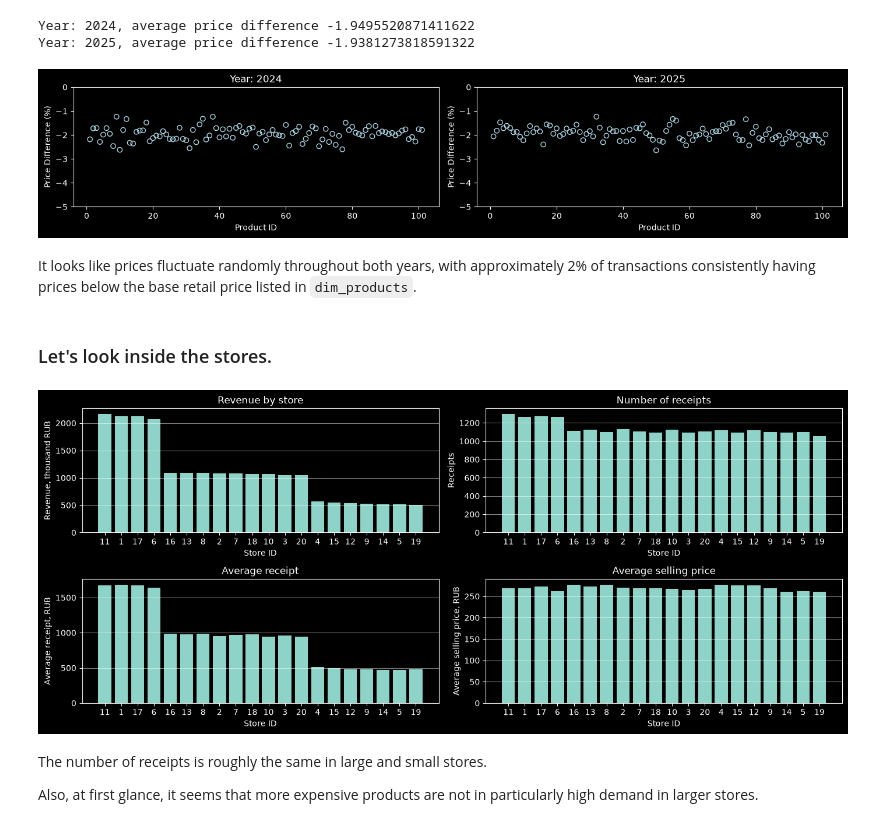
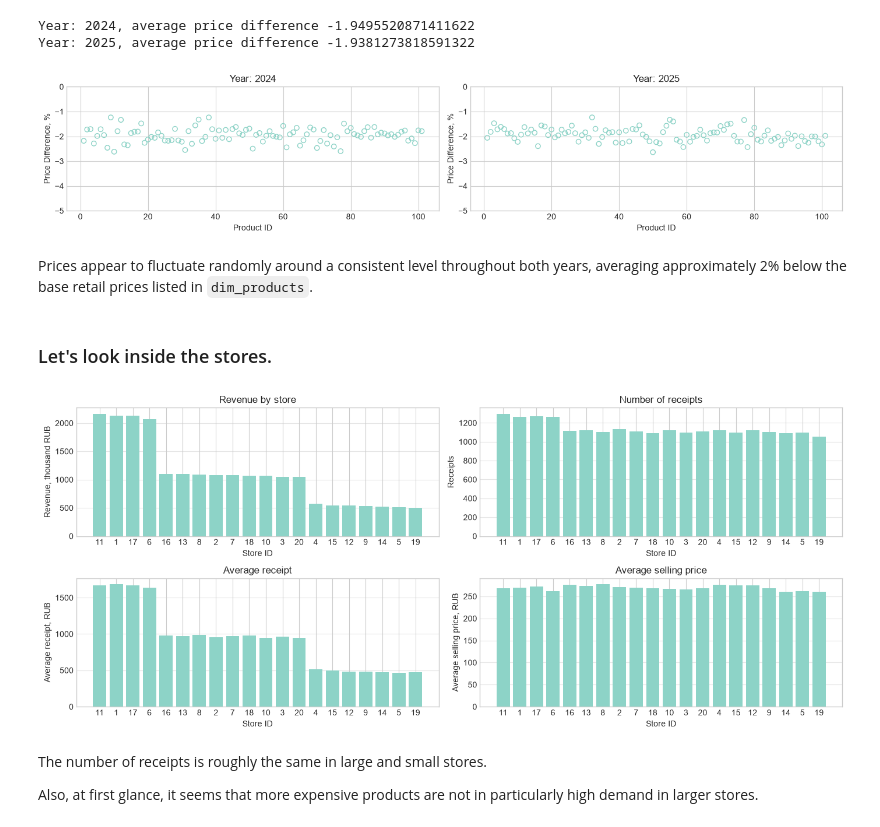
Before and after one commit to TAbramovskaya/dear-neighbour, a Jupyter notebook: python/data_overview.ipynb, the cells around one changed output. Drawn from its saved outputs; the diff is of its cells as text; code cells hidden in the pictures.

Commit message:
Update plt style to seaborn-whitegrid

```diff
--- a/python/data_overview.ipynb
+++ b/python/data_overview.ipynb
@@ -28,6 +28,9 @@ OK! Now we know that the file exists, is a valid Excel file, and has the expecte
 import pandas as pd
 import numpy as np
 import matplotlib.pyplot as plt
+
+plt.style.use('seaborn-v0_8-whitegrid')
+plt_colors = plt.rcParams['axes.prop_cycle'].by_key()['color']
 # %%
 sheets = pd.read_excel(input_file, sheet_name=None)
 # %%
@@ -176,24 +179,24 @@ Year: 2025, average price difference -1.9381273818591322
 # %%
 fig, axes = plt.subplots(1, 2, figsize=(14, 3))
 
 for ax, year in zip(axes, years):
     ax.scatter(
         price_diff_pct[year]['product_id'],
         price_diff_pct[year]['price_diff_pct'],
         facecolors='none',
-        edgecolors='lightblue'
+        edgecolors=plt_colors[0],
     )
     ax.set_ylim(-5, 0)
     ax.set_title(f'Year: {year}')
     ax.set_xlabel('Product ID')
-    ax.set_ylabel('Price Difference (%)')
+    ax.set_ylabel('Price Difference, %')
 
 plt.tight_layout()
 plt.show()
 # %% [output]
-[figure, old version]
+[figure, new version]
 # %% [markdown]
-It looks like prices fluctuate randomly throughout both years, with approximately 2% of transactions consistently having prices below the base retail price listed in `dim_products`.
+Prices appear to fluctuate randomly around a consistent level throughout both years, averaging approximately 2% below the base retail prices listed in `dim_products`.
 # %% [markdown]
 ### Let's look inside the stores.
 # %%
@@ -235,7 +238,7 @@ for ax, (column, title, ylabel) in zip(axes.flat, metrics):
 plt.tight_layout()
 plt.show()
 # %% [output]
-[figure, old version]
+[figure, new version]
 # %% [markdown]
 The number of receipts is roughly the same in large and small stores.
 
```
Also changed, not shown: parts of 10 cells of this notebook, 3 other files.
